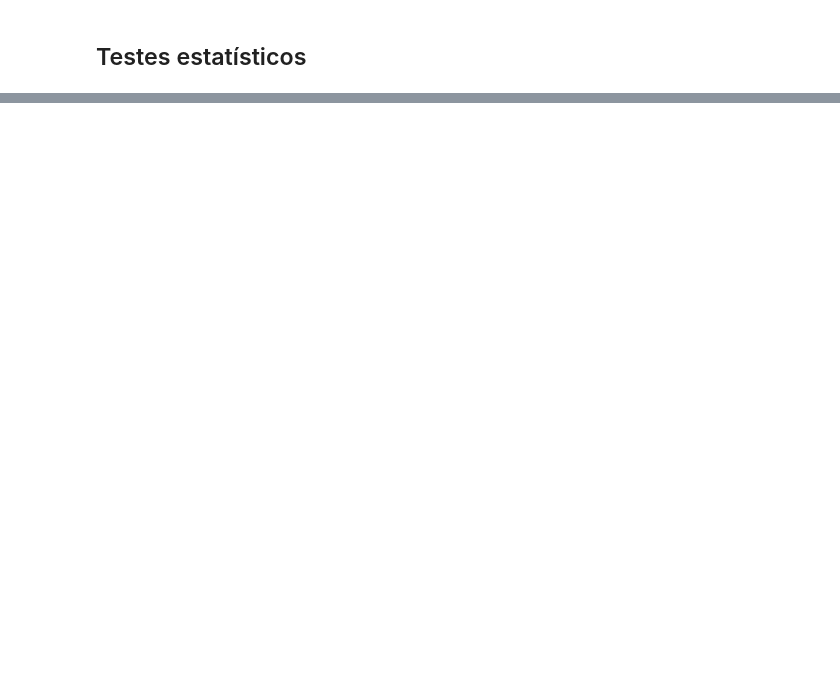
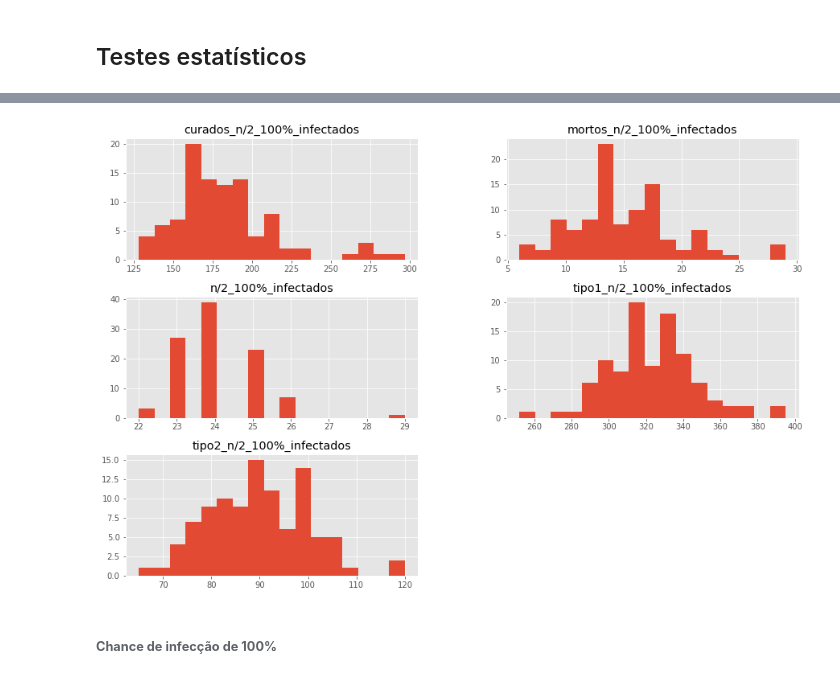
Before and after one commit to eduardodut/Trabalho_final_estatistica_cd, a Jupyter notebook: Trabalho_08 .ipynb, the cells around one changed output, grey strips where cells are left out. Drawn from its saved outputs; the diff is of its cells as text; code cells hidden in the pictures; blank space fills up the shorter version.

```diff
--- a/Trabalho_08 .ipynb
+++ b/Trabalho_08 .ipynb
@@ -207,0 +78,9 @@ chance_assintomatico = 20 #@param {type:"slider", min:0, max:100, step:1}
+# %%
+%cd /content
+%rm -rf Trabalho_final_estatistica_cd
+!git clone https://github.com/eduardodut/Trabalho_final_estatistica_cd.git
+%cd Trabalho_final_estatistica_cd/src
+from Simulador import Simulador
+import pandas as pd
+dados_simulacoes_100 = pd.read_csv('/content/Trabalho_final_estatistica_cd/dados/simulacoes_chance_100%.txt', sep=' ')
+dados_simulacoes_30 = pd.read_csv('/content/Trabalho_final_estatistica_cd/dados/simulacoes_chance_30%.txt', sep=' ')
@@ -213,0 +496,10 @@ chance_assintomatico = 20 #@param {type:"slider", min:0, max:100, step:1}
+# %%
+#@title parâmetros dos histogramas
+n_bins = 17 #@param {type:"slider", min:0, max:100, step:1}
+tamanho_x = 15 #@param {type:"slider", min:0, max:20, step:1}
+tamanho_y = 10 #@param {type:"slider", min:0, max:20, step:1}
+tamanho_figura = (tamanho_x, tamanho_y)
+#@subtitle
+from matplotlib import pyplot
+colunas_100infectados = ['n/2_100%_infectados',	'tipo1_n/2_100%_infectados',	'tipo2_n/2_100%_infectados',	'curados_n/2_100%_infectados','mortos_n/2_100%_infectados']
+colunas_pico = ['n/2_pico',	'tipo1_n/2_pico',	'tipo2_n/2_pico',	'curados_n/2_pico','mortos_n/2_pico']
@@ -213,0 +522,6 @@ chance_assintomatico = 20 #@param {type:"slider", min:0, max:100, step:1}
+# %%
+_ = dados_simulacoes_30[colunas_100infectados].hist(bins=n_bins, figsize=tamanho_figura) # Histograms
+# %% [output]
+[figure, added]
+# %% [markdown]
+###### **Chance de infecção de 100%**
```
Also changed, not shown: parts of 186 cells of this notebook.
